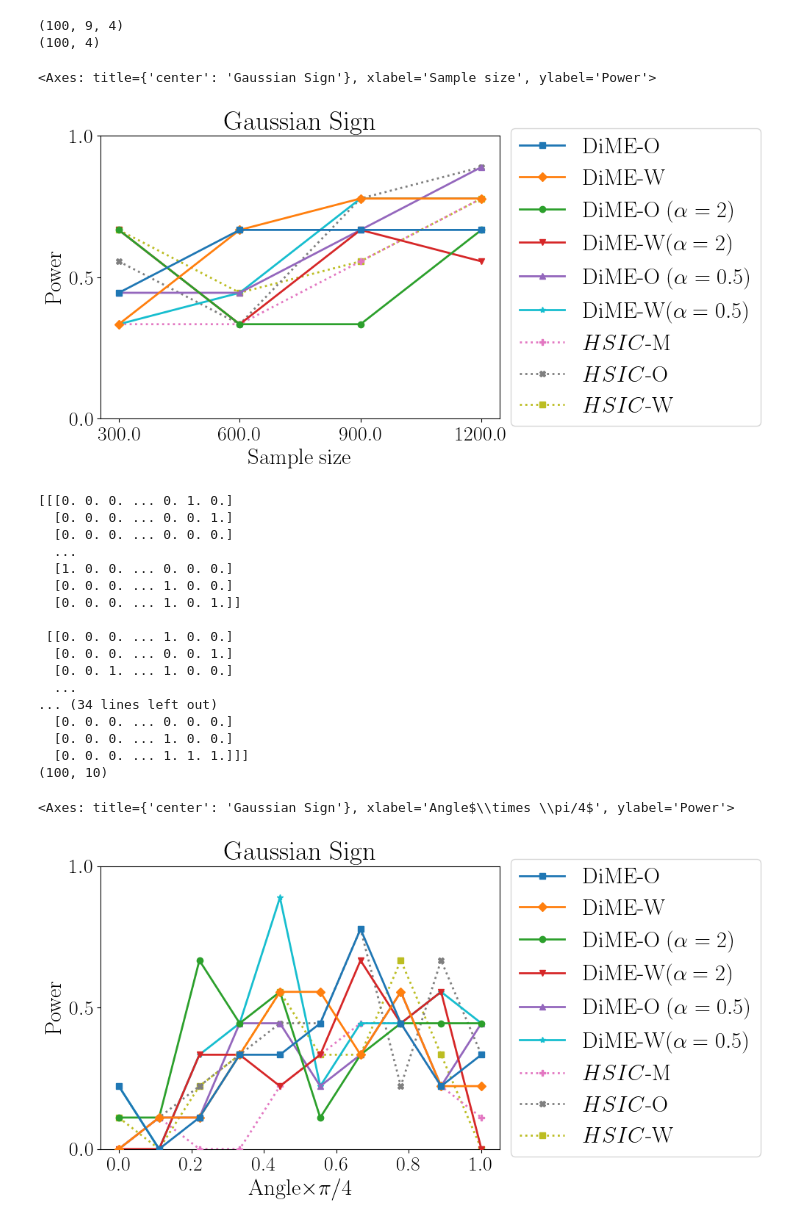
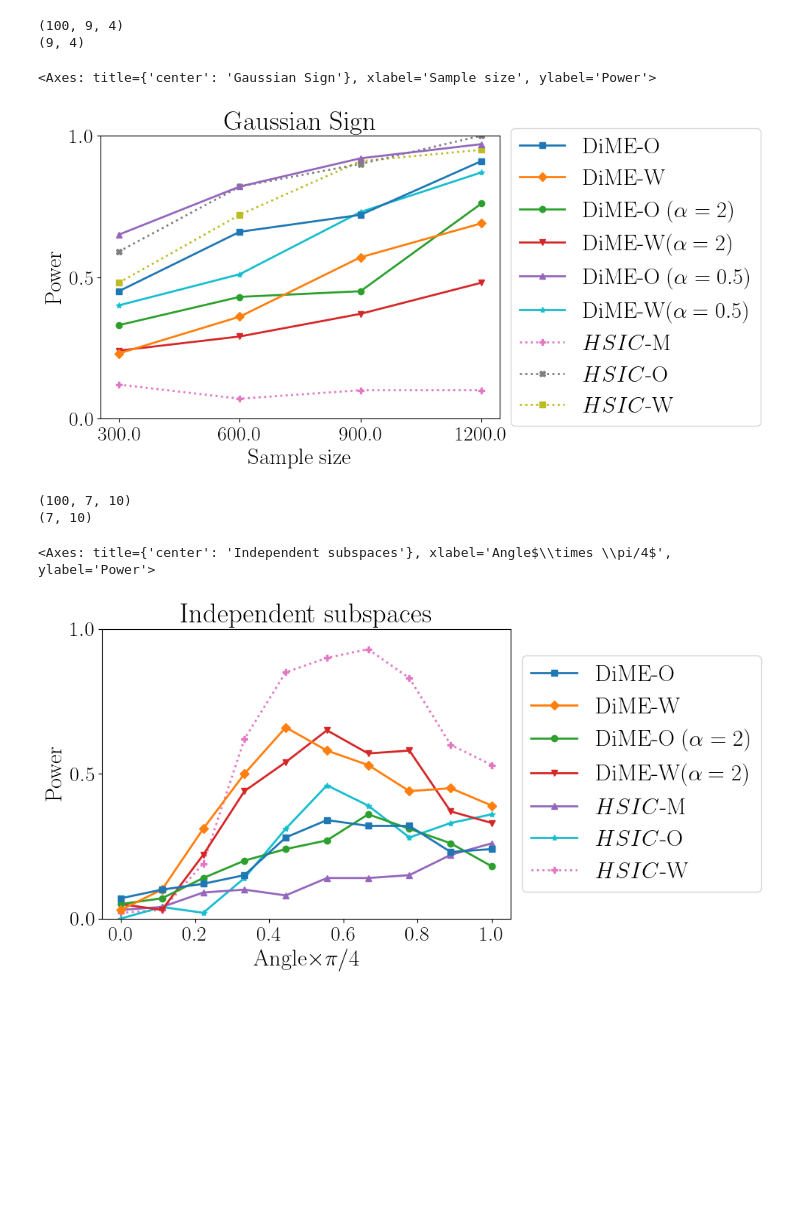
Before and after one commit to KeiderHoyos/IndependenceTestingDifferenceEntropies, a Jupyter notebook: plot_results.ipynb, the cells around one changed output. Cells and saved outputs as stored; diff of their text form; code cells hidden in the pictures; blank space fills up the shorter version.

```diff
--- a/plot_results.ipynb
+++ b/plot_results.ipynb
@@ -114,7 +114,7 @@ plot_results(output, sample_sizes, labels, xlabel='Sample size', ylabel='Power',
 # load results
 results = load_results('results/gaussian_sign')
 print(results.shape)
-output = np.mean(results, axis=1)
+output = np.mean(results, axis=0)
 print(output.shape)
 sample_sizes = (300, 600,900,1200)
 
@@ -123,39 +123,24 @@ fig, ax = plt.subplots(1,1, figsize=(7, 5))
 plot_results(output, sample_sizes, labels, xlabel='Sample size', ylabel='Power', xticks=sample_sizes, ax=ax, title='Gaussian Sign', legend = True)
 # %% [output]
 (100, 9, 4)
-(100, 4)
+(9, 4)
 <Axes: title={'center': 'Gaussian Sign'}, xlabel='Sample size', ylabel='Power'>
-[figure, old version]
+[figure, new version]
 # %%
 # load results
 results = load_results('results/isa')
-print(results)
-output = np.mean(results, axis=1)
+print(results.shape)
+output = np.mean(results, axis=0)
 print(output.shape)
 alphas = np.linspace(0,1,10)
 xticks = np.linspace(0,1,6)
-
+labels = [r'DiME-O', r'DiME-W', r'DiME-O  ($\alpha = 2$)',r'DiME-W($\alpha = 2$)',r'$HSIC$-M',r'$HSIC$-O', r'$HSIC$-W']
 
 # plot results
 fig, ax = plt.subplots(1,1, figsize=(7, 5))
-plot_results(output, alphas, labels, xlabel=r'Angle$\times \pi/4$', ylabel='Power', xticks=xticks, ax=ax, title='Gaussian Sign', legend = True)
+plot_results(output, alphas, labels, xlabel=r'Angle$\times \pi/4$', ylabel='Power', xticks=xticks, ax=ax, title='Independent subspaces', legend = True)
 # %% [output]
-[[[0. 0. 0. ... 0. 1. 0.]
-  [0. 0. 0. ... 0. 0. 1.]
-  [0. 0. 0. ... 0. 0. 0.]
-  ...
-  [1. 0. 0. ... 0. 0. 0.]
-  [0. 0. 0. ... 1. 0. 0.]
-  [0. 0. 0. ... 1. 0. 1.]]
-
- [[0. 0. 0. ... 1. 0. 0.]
-  [0. 0. 0. ... 0. 0. 1.]
-  [0. 0. 1. ... 1. 0. 0.]
-  ...
-... (34 lines left out)
-  [0. 0. 0. ... 0. 0. 0.]
-  [0. 0. 0. ... 1. 0. 0.]
-  [0. 0. 0. ... 1. 1. 1.]]]
-(100, 10)
+(100, 7, 10)
+(7, 10)
-<Axes: title={'center': 'Gaussian Sign'}, xlabel='Angle$\\times \\pi/4$', ylabel='Power'>
+<Axes: title={'center': 'Independent subspaces'}, xlabel='Angle$\\times \\pi/4$', ylabel='Power'>
-[figure, old version]
+[figure, new version]
```
Also changed, not shown: parts of 2 cells of this notebook, 2 other files.
